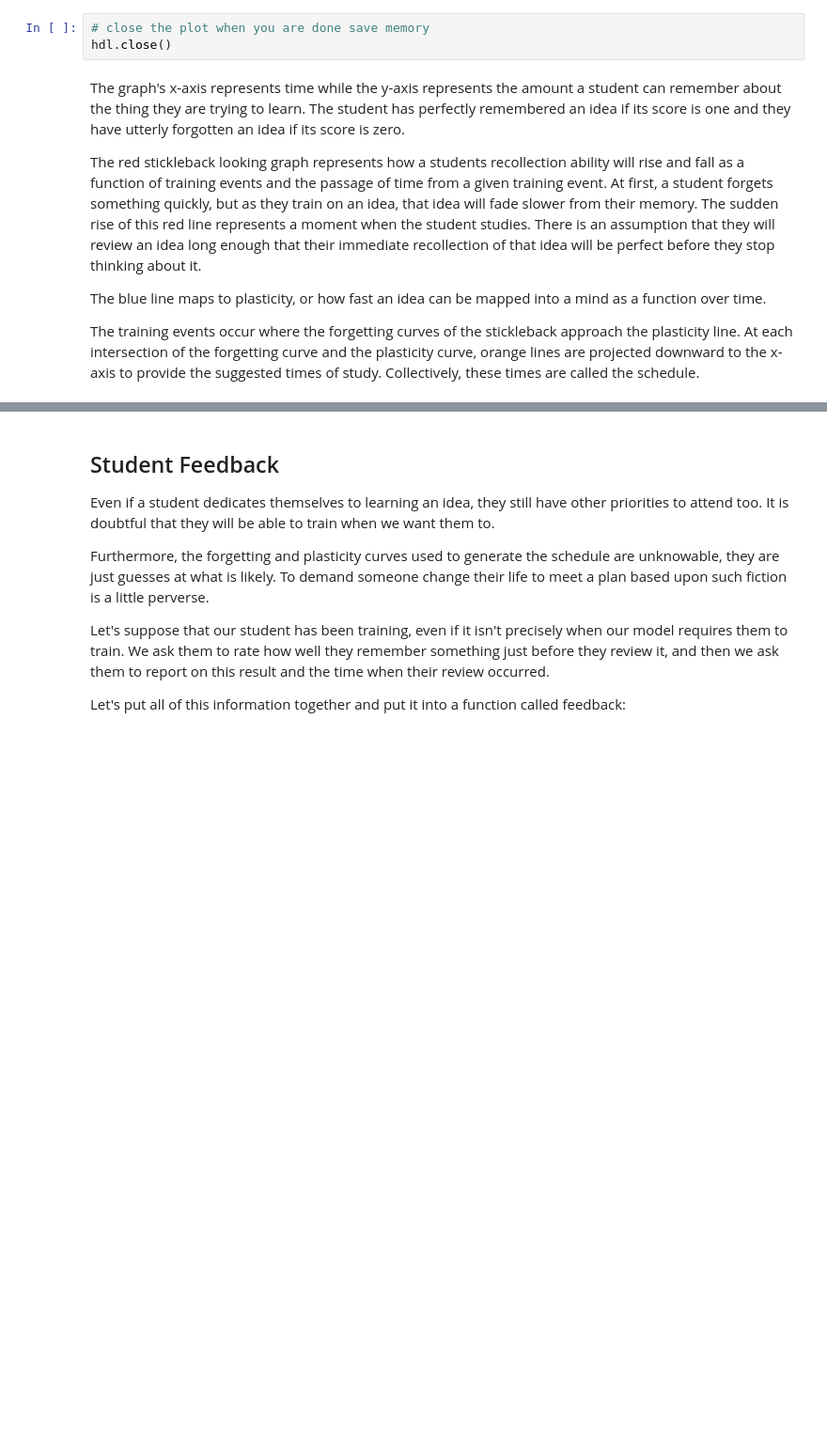
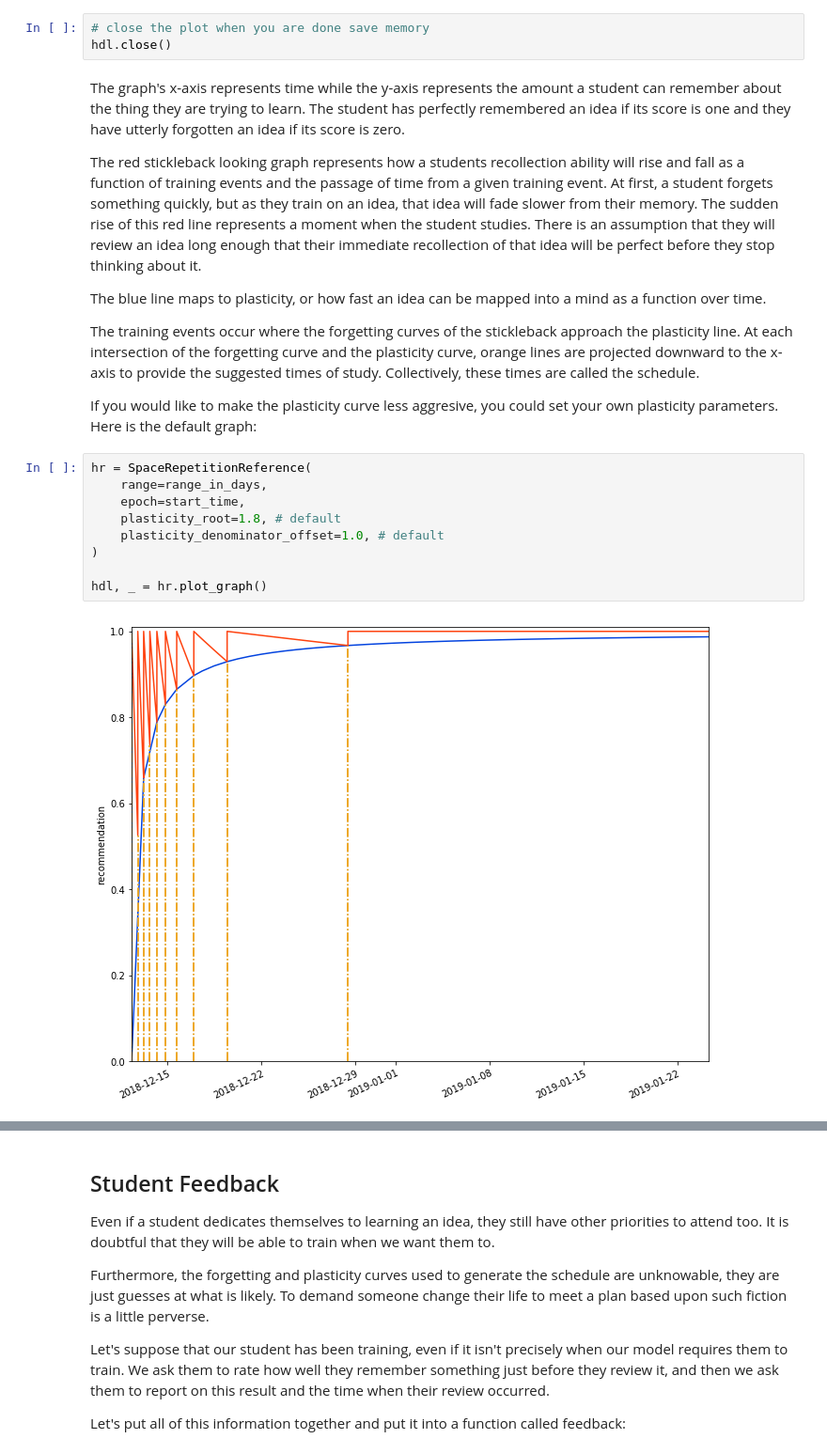
Before and after one commit to aleph2c/spaced, a Jupyter notebook: Spaced.ipynb, the cells around one changed output, grey strips where cells are left out. Shown at 94% size. Drawn from its saved outputs; the diff is of its cells as text; blank space fills up the shorter version.

```diff
--- a/Spaced.ipynb
+++ b/Spaced.ipynb
@@ -65,3 +67,16 @@ The red stickleback looking graph represents how a students recollection ability
 The blue line maps to plasticity, or how fast an idea can be mapped into a mind as a function over time.
 
 The training events occur where the forgetting curves of the stickleback approach the plasticity line.  At each intersection of the forgetting curve and the plasticity curve, orange lines are projected downward to the x-axis to provide the suggested times of study.  Collectively, these times are called the schedule.
+
+If you would like to make the plasticity curve less aggresive, you could set your own plasticity parameters.  Here is the default graph:
+# %%
+hr = SpaceRepetitionReference(
+    range=range_in_days,
+    epoch=start_time,
+    plasticity_root=1.8, # default
+    plasticity_denominator_offset=1.0, # default
+)
+
+hdl, _ = hr.plot_graph()
+# %% [output]
+[figure, added]
```
Also changed, not shown: parts of 51 cells of this notebook, 3 other files.
